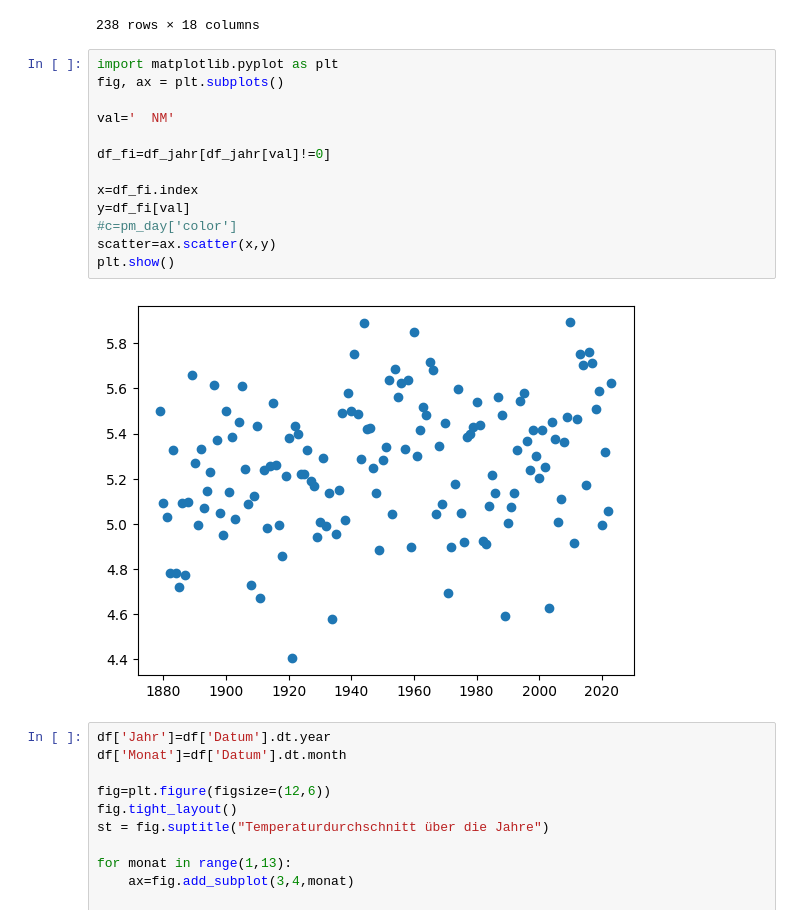
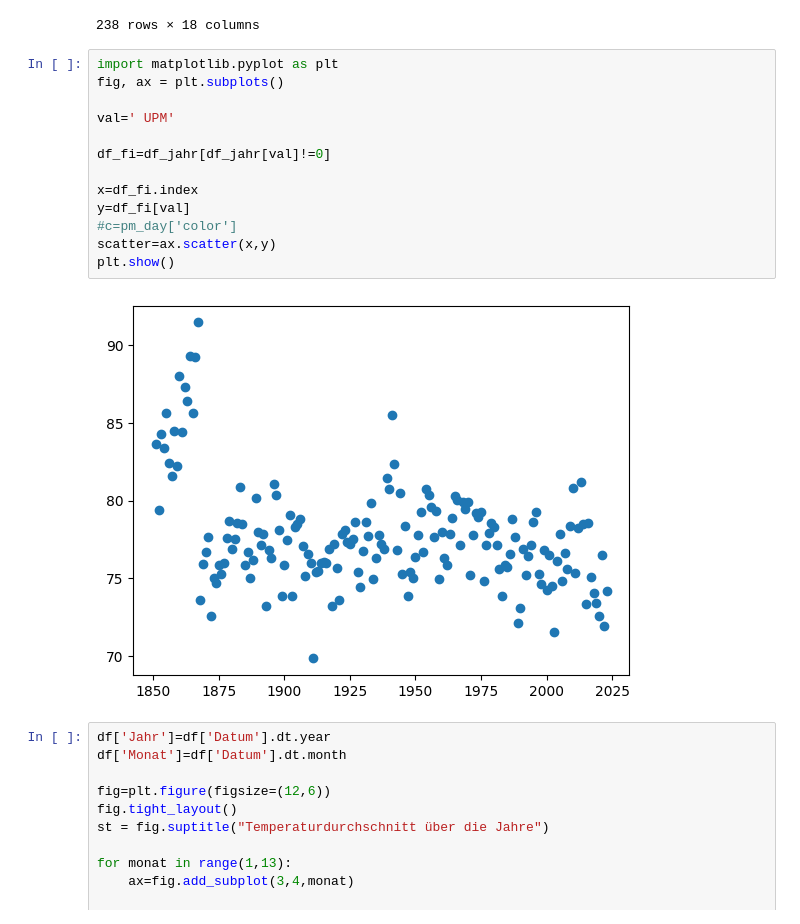
Before and after one commit to strubbi77/breisgauwind, a Jupyter notebook: DWD_langzeittemperatur.ipynb, the cells around one changed output. Cells and saved outputs as stored; diff of their text form.

```diff
--- a/DWD_langzeittemperatur.ipynb
+++ b/DWD_langzeittemperatur.ipynb
@@ -31,18 +31,18 @@ df_jahr
 # %%
 import matplotlib.pyplot as plt
 fig, ax = plt.subplots()
 
-val='  NM'
+val=' UPM'
 
 df_fi=df_jahr[df_jahr[val]!=0]
 
 x=df_fi.index
 y=df_fi[val]
 #c=pm_day['color']
 scatter=ax.scatter(x,y)
 plt.show()
 # %% [output]
-[figure, old version]
+[figure, new version]
 # %%
 df['Jahr']=df['Datum'].dt.year
 df['Monat']=df['Datum'].dt.month
```
Also changed, not shown: 3 other files.
